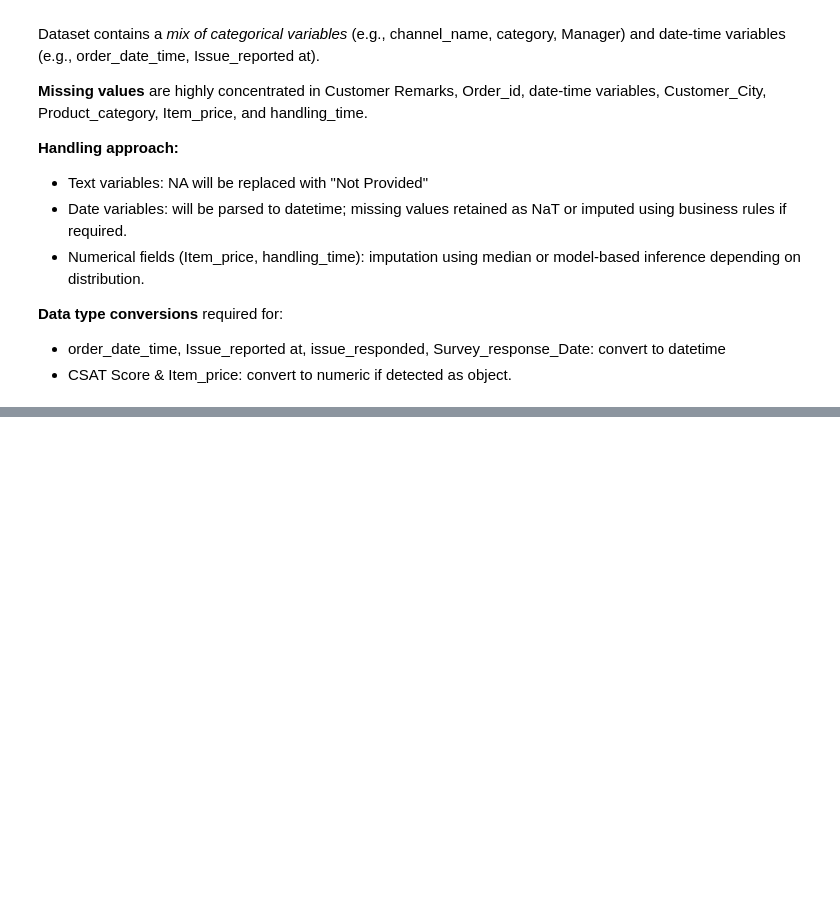
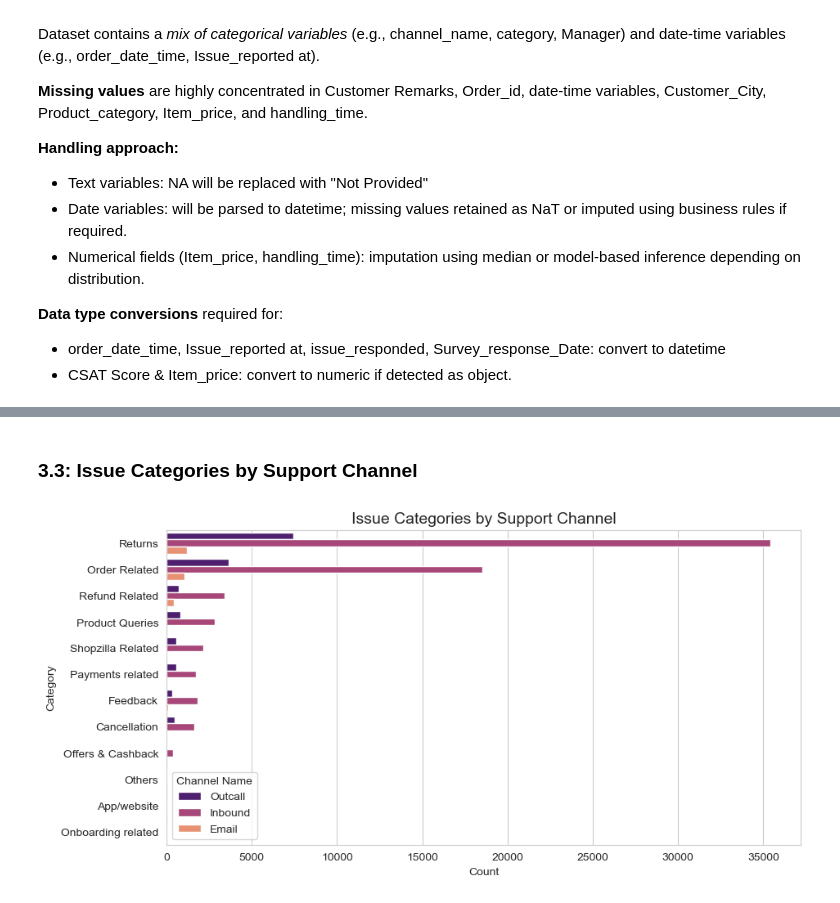
Before and after one commit to AimanSahay/CSAT-E-Commerce-Customer-Satisfaction-Score-Prediction---Deep-Learning-ANNs-, a Jupyter notebook: Mod_4_Spl_DeepCSAT - E-Commerce Customer Satisfaction Score Prediction.ipynb, the cells around one changed output, grey strips where cells are left out. Cells and saved outputs as stored; diff of their text form; code cells hidden in the pictures; blank space fills up the shorter version.

```diff
--- a/Mod_4_Spl_DeepCSAT - E-Commerce Customer Satisfaction Score Prediction.ipynb
+++ b/Mod_4_Spl_DeepCSAT - E-Commerce Customer Satisfaction Score Prediction.ipynb
@@ -305,0 +366,12 @@ Dataset contains a *mix of categorical variables* (e.g., channel_name, category,
+# %% [markdown]
+### 3.3: Issue Categories by Support Channel
+# %%
+plt.figure(figsize=(10, 5))
+sns.countplot(y=df["category"], hue=df["channel_name"], order=df["category"].value_counts().index, palette="magma")
+plt.title("Issue Categories by Support Channel", fontsize=14)
+plt.xlabel("Count")
+plt.ylabel("Category")
+plt.legend(title="Channel Name")
+plt.show()
+# %% [output]
+[figure, added]
```
Also changed, not shown: parts of 48 cells of this notebook.
